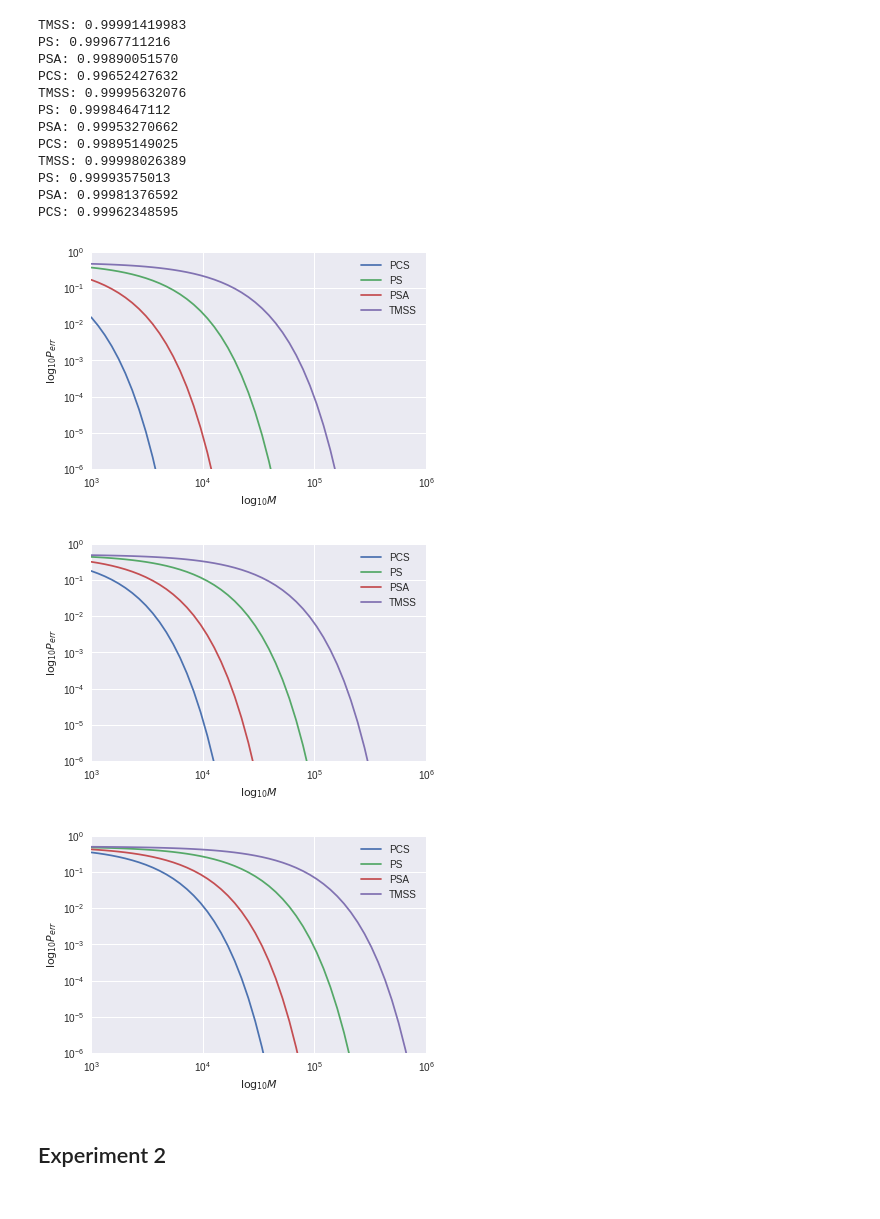
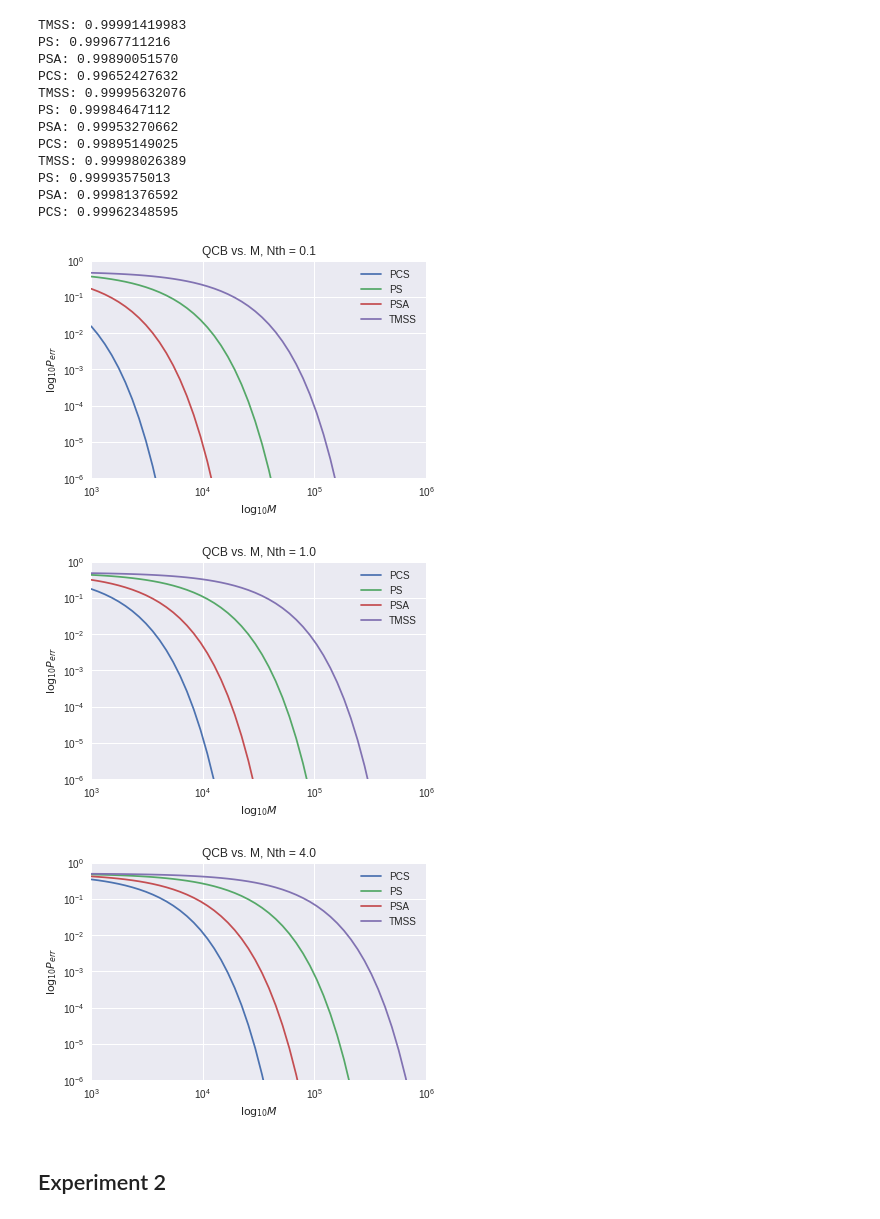
Before and after one commit to lffan/quantum_illumination, a Jupyter notebook: ipynbs/Experiment_1_Helstrom_and_Chernoff.ipynb, the cells around one changed output. Saved outputs shown, nothing was run; the diff lists cells and outputs as text; code cells hidden in the pictures.

```diff
--- a/ipynbs/P_Err_vs_M_v2.ipynb
+++ b/ipynbs/Experiment_1_Helstrom_and_Chernoff.ipynb
@@ -74,12 +113,13 @@ def calc_chernoff_data(df, Nth, states, xlow, xhigh, points):
         dict_temp[name] = [upper_bound(qcb, n) for n in ms]
     return pd.DataFrame(dict_temp, index=ms)
 
-def plot_chernoff_data(df, ylow, yhigh):
+def plot_chernoff_data(df, ylow, yhigh, title):
     fig, ax = plt.subplots()
     df.plot(loglog=True, ax=ax)
     ax.set_ylim(ylow, yhigh)
     ax.set_xlabel("$\log_{10}M$")
     ax.set_ylabel("$\log_{10}P_{err}$")
+    ax.set_title("QCB vs. M, " + title)
 # %%
 states = ('TMSS', 'PS', 'PSA', 'PCS')
 df01 = calc_chernoff_data(df_one, 0.1, states, 3, 6, 50)
@@ -99,17 +139,17 @@ PS: 0.99993575013
 PSA: 0.99981376592
 PCS: 0.99962348595
 # %%
-plot_chernoff_data(df01, 1e-6, 1)
+plot_chernoff_data(df01, 1e-6, 1, "Nth = 0.1")
 # %% [output]
-[figure, old version]
+[figure, new version]
 # %%
-plot_chernoff_data(df1, 1e-6, 1)
+plot_chernoff_data(df1, 1e-6, 1, "Nth = 1.0")
 # %% [output]
-[figure, old version]
+[figure, new version]
 # %%
-plot_chernoff_data(df4, 1e-6, 1)
+plot_chernoff_data(df4, 1e-6, 1, "Nth = 4.0")
 # %% [output]
-[figure, old version]
+[figure, new version]
 # %% [markdown]
 ## Experiment 2
 # %%
```
Also changed, not shown: parts of 3 cells of this notebook, 6 other files.
